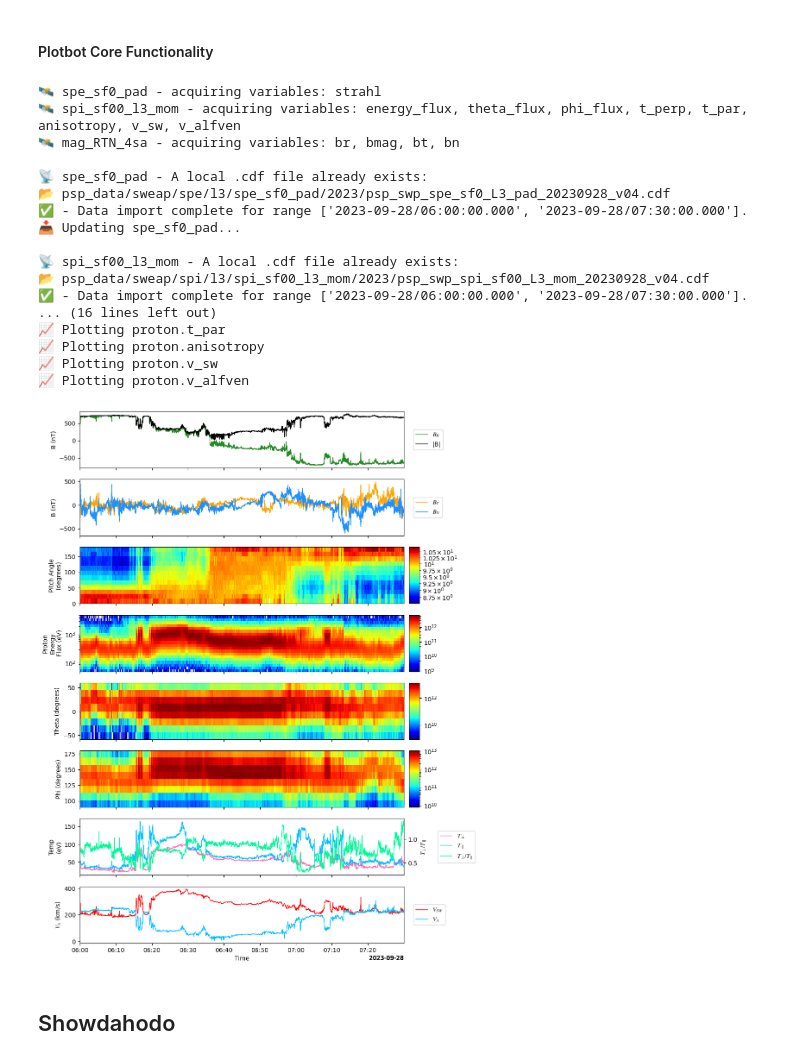
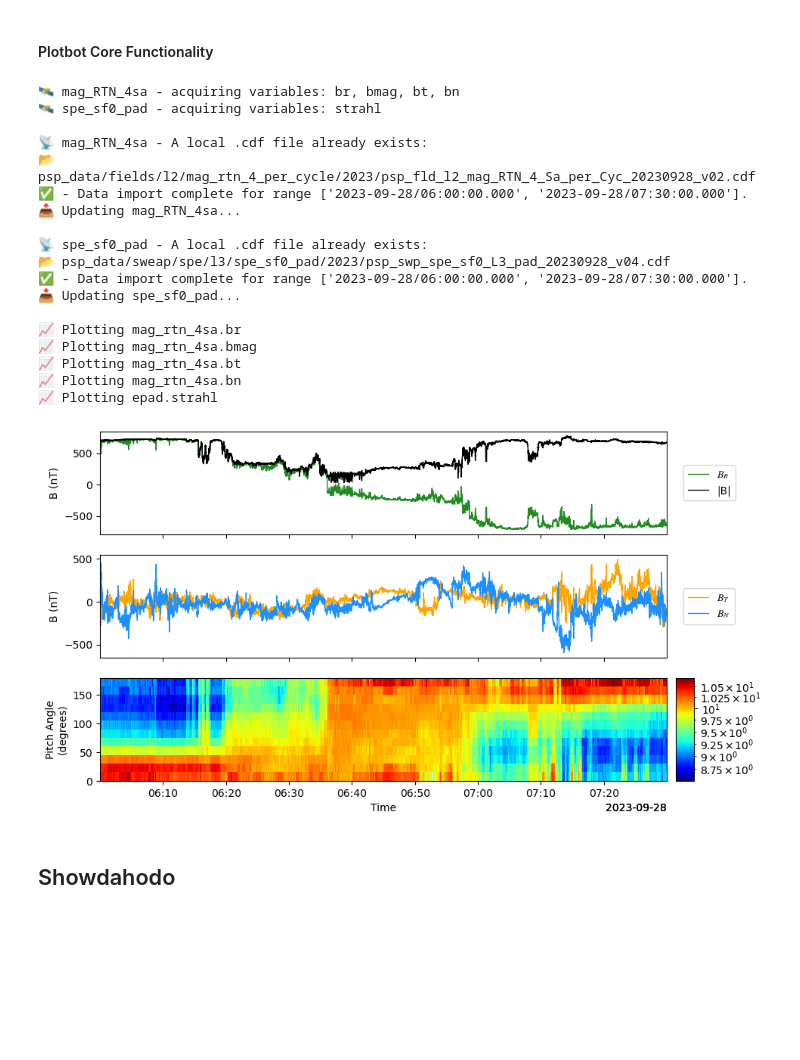
Before and after one commit to Sonified/Plotbot, a Jupyter notebook: Plotbot.ipynb, the cells around one changed output. Cells and saved outputs as stored; diff of their text form; code cells hidden in the pictures; blank space fills up the shorter version.

Commit message:
cleans up plotbot code

```diff
--- a/Plotbot.ipynb
+++ b/Plotbot.ipynb
@@ -4914,50 +4914,49 @@ def plotbot(trange, *args):
 # %%
 #E17 HCS Crossing
 
 print_manager.show_status = True  # Status prints, useful for status updates
 print_manager.show_debug = False   # Debug prints, helpful for debugging
 
 server_access.username = None # Set to None for username prompt, or enter 'your_username' to hardcode.
 
 epad.strahl.colorbar_limits = 'default'
 epad.strahl.colorbar_scale = 'log'
 
 trange = ['2023-09-28/06:00:00.000', '2023-09-28/07:30:00.000']  # Enc 17 HCS Crossing
-# plotbot(trange, mag_rtn_4sa.all, 1, mag_rtn_4sa.bmag, 1,
-#         epad_hr.strahl, 2,
-#         proton_hr.energy_flux, 3,
-#         proton_hr.t_perp, 4,
-#         proton_hr.t_par, 4, proton_hr.anisotropy, '4r',
-#         proton_hr.v_sw, 5, proton_hr.v_alfven, '5r')
-
 plotbot(trange, mag_rtn_4sa.br, 1, mag_rtn_4sa.bmag, 1,
         mag_rtn_4sa.bt, 2, mag_rtn_4sa.bn, 2,
-        epad.strahl, 3,
-        proton.energy_flux, 4,
-        proton.theta_flux, 5,
-        proton.phi_flux, 6,
-        proton.t_perp, 7,
-        proton.t_par, 7, proton.anisotropy, '7r',
-        proton.v_sw, 8, proton.v_alfven, 8)
+        epad.strahl, 3)
+
+#Uncomment to add proton data! Note: You'll need a username and password for server access.
+# plotbot(trange, mag_rtn_4sa.br, 1, mag_rtn_4sa.bmag, 1,
+#         mag_rtn_4sa.bt, 2, mag_rtn_4sa.bn, 2,
+#         epad.strahl, 3,
+#         proton.energy_flux, 4,
+#         proton.theta_flux, 5,
+#         proton.phi_flux, 6,
+#         proton.t_perp, 7,
+#         proton.t_par, 7, proton.anisotropy, '7r',
+#         proton.v_sw, 8, proton.v_alfven, 8)
 # %% [output]
+🛰️ mag_RTN_4sa - acquiring variables: br, bmag, bt, bn
 🛰️ spe_sf0_pad - acquiring variables: strahl
-🛰️ spi_sf00_l3_mom - acquiring variables: energy_flux, theta_flux, phi_flux, t_perp, t_par, anisotropy, v_sw, v_alfven
-🛰️ mag_RTN_4sa - acquiring variables: br, bmag, bt, bn
+
+📡 mag_RTN_4sa - A local .cdf file already exists:
+📂 psp_data/fields/l2/mag_rtn_4_per_cycle/2023/psp_fld_l2_mag_RTN_4_Sa_per_Cyc_20230928_v02.cdf
+✅ - Data import complete for range ['2023-09-28/06:00:00.000', '2023-09-28/07:30:00.000'].
+📥 Updating mag_RTN_4sa...
 
 📡 spe_sf0_pad - A local .cdf file already exists:
 📂 psp_data/sweap/spe/l3/spe_sf0_pad/2023/psp_swp_spe_sf0_L3_pad_20230928_v04.cdf
 ✅ - Data import complete for range ['2023-09-28/06:00:00.000', '2023-09-28/07:30:00.000'].
 📥 Updating spe_sf0_pad...
 
-📡 spi_sf00_l3_mom - A local .cdf file already exists:
-📂 psp_data/sweap/spi/l3/spi_sf00_l3_mom/2023/psp_swp_spi_sf00_L3_mom_20230928_v04.cdf
-✅ - Data import complete for range ['2023-09-28/06:00:00.000', '2023-09-28/07:30:00.000'].
-... (16 lines left out)
-📈 Plotting proton.t_par
-📈 Plotting proton.anisotropy
-📈 Plotting proton.v_sw
-📈 Plotting proton.v_alfven
+📈 Plotting mag_rtn_4sa.br
+📈 Plotting mag_rtn_4sa.bmag
+📈 Plotting mag_rtn_4sa.bt
+📈 Plotting mag_rtn_4sa.bn
+📈 Plotting epad.strahl
-[figure, old version]
+[figure, new version]
 # %%
 # #E21 Glory Region!
 # print_manager.show_status = False  # Status prints, useful for status updates
```
Also changed, not shown: parts of 14 cells of this notebook, 1 other file.
